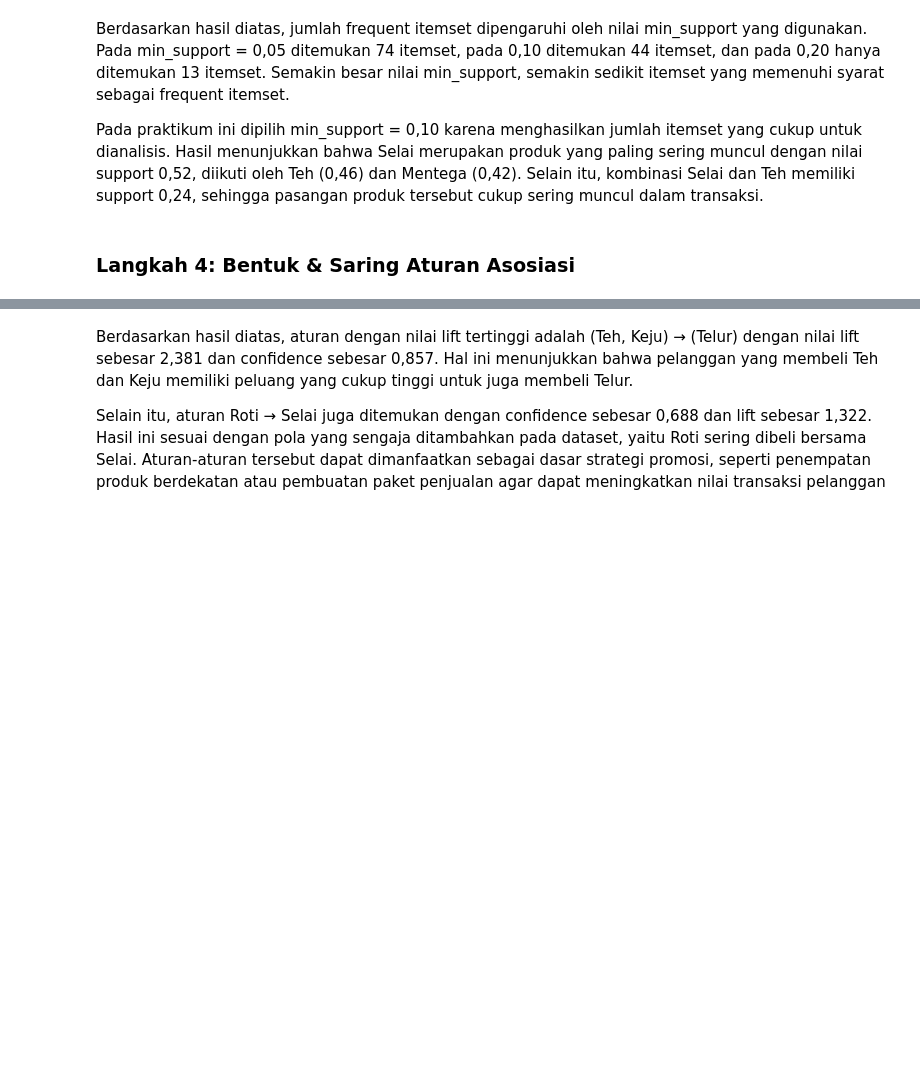
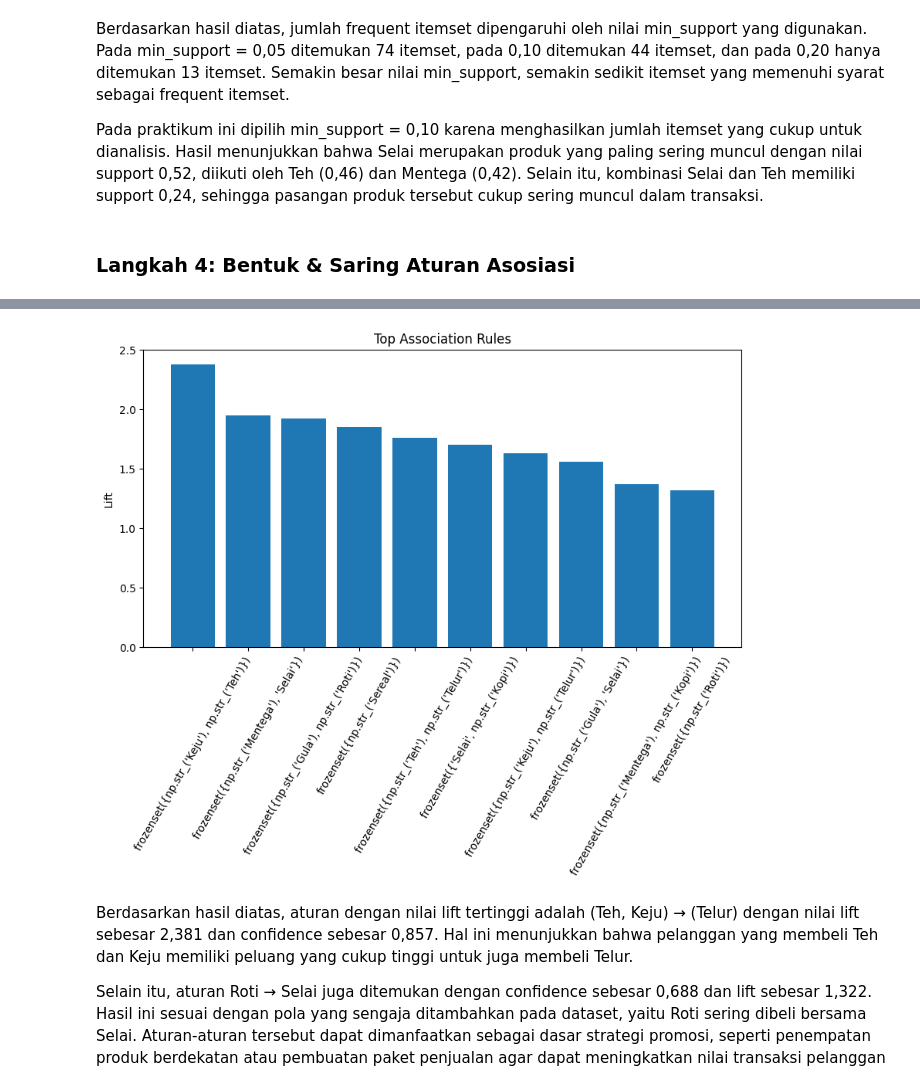
Before and after one commit to bintanghan07/data-science-2026, a Jupyter notebook: Pertemuan12_BintangHanifatulManunggal_250401020095.ipynb, the cells around one changed output, grey strips where cells are left out. Cells and saved outputs as stored; diff of their text form; code cells hidden in the pictures; blank space fills up the shorter version.

```diff
--- a/Pertemuan12_BintangHanifatulManunggal_250401020095.ipynb
+++ b/Pertemuan12_BintangHanifatulManunggal_250401020095.ipynb
@@ -183,5 +218,21 @@ print(
 13   (Mentega, Kopi)     (Selai)     0.10    0.714286  1.373626
 1             (Roti)     (Selai)     0.22    0.687500  1.322115
+# %%
+top_rules = rules.head(10)
+
+plt.figure(figsize=(10,5))
+
+plt.bar(
+    top_rules["antecedents"].astype(str),
+    top_rules["lift"]
+)
+
+plt.xticks(rotation=60)
+plt.ylabel("Lift")
+plt.title("Top Association Rules")
+plt.show()
+# %% [output]
+[figure, added]
 # %% [markdown]
 Berdasarkan hasil diatas, aturan dengan nilai lift tertinggi adalah (Teh, Keju) → (Telur) dengan nilai lift sebesar 2,381 dan confidence sebesar 0,857. Hal ini menunjukkan bahwa pelanggan yang membeli Teh dan Keju memiliki peluang yang cukup tinggi untuk juga membeli Telur.
 
```
Also changed, not shown: parts of 6 cells of this notebook.
